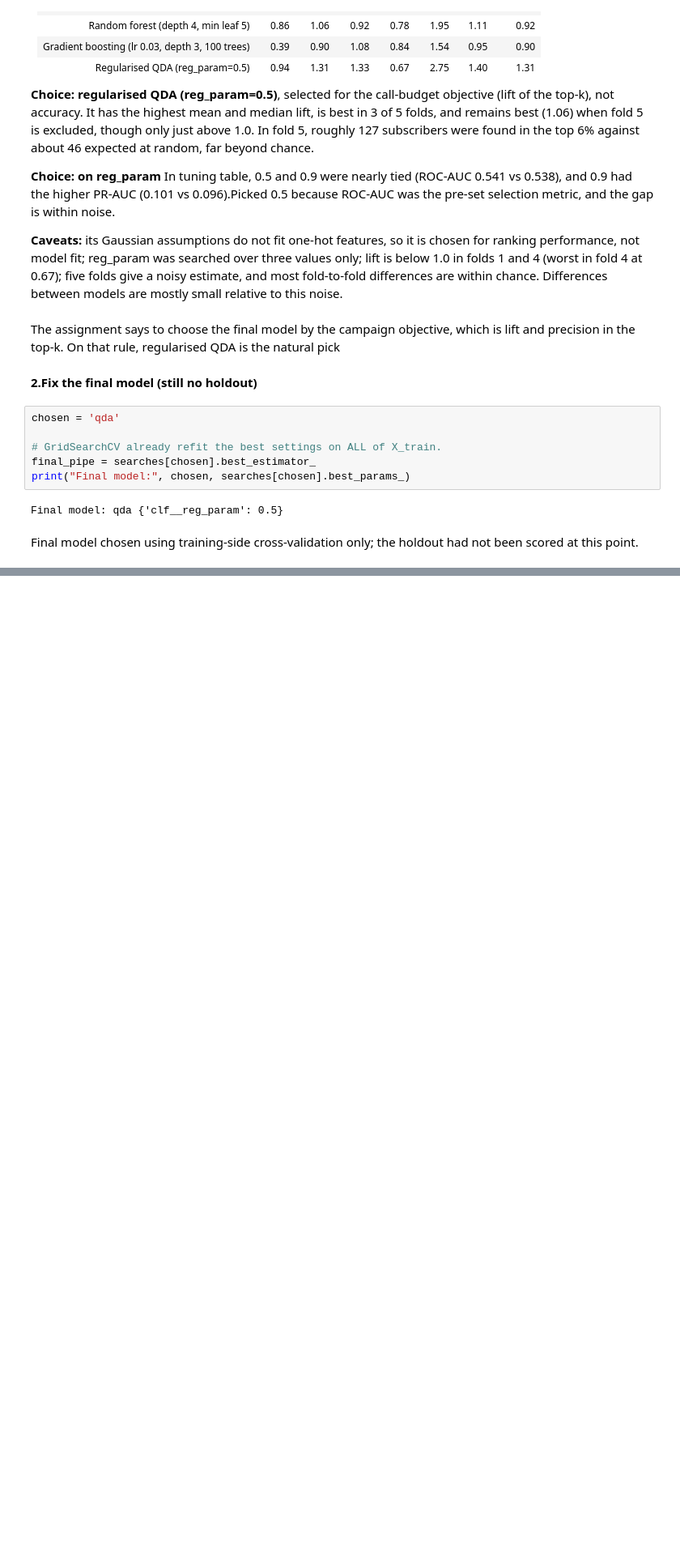
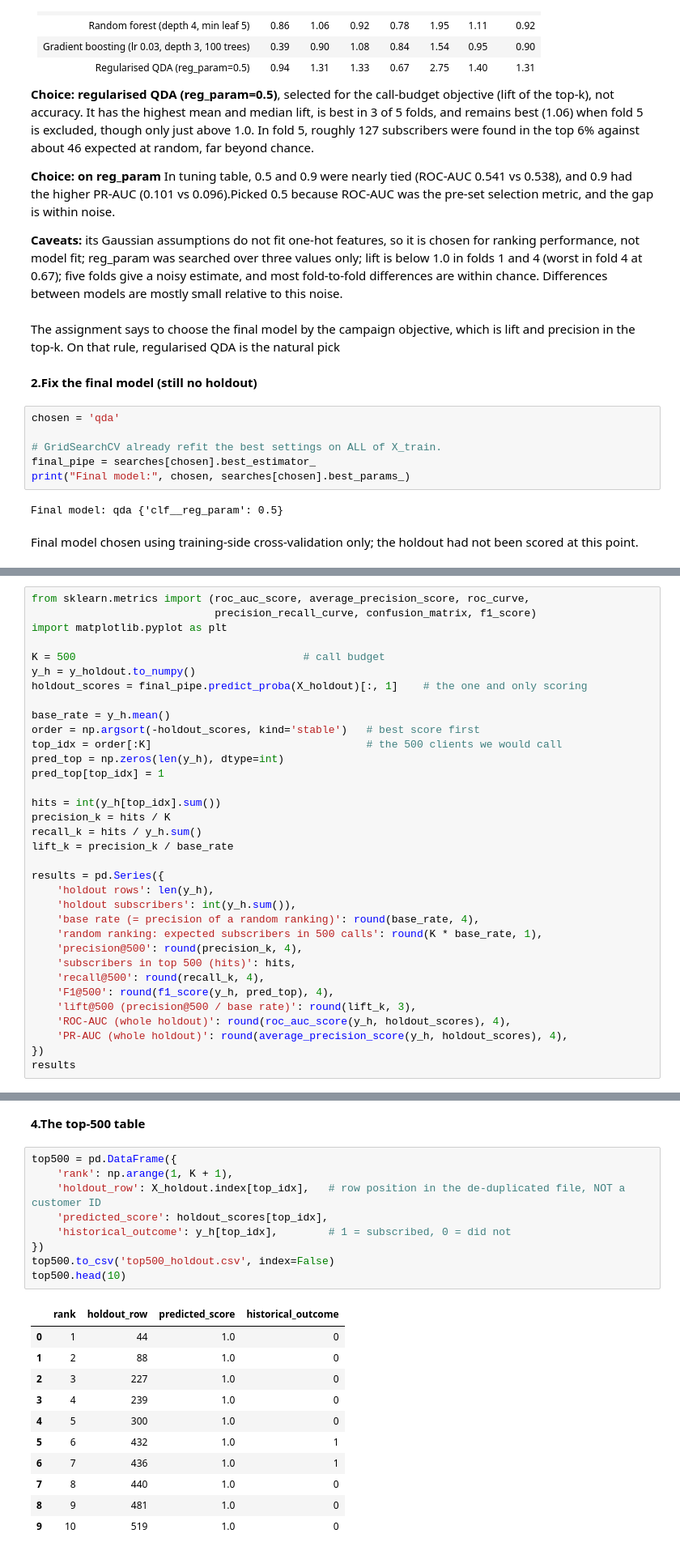
Before and after one commit to ShreyaKantamsetty/bank-campaign-prediction, a Jupyter notebook: notebooks/task1.ipynb, the cells around one changed output, grey strips where cells are left out. Shown at 81% size. Cells and saved outputs as stored; diff of their text form; blank space fills up the shorter version.

```diff
--- a/notebooks/task1.ipynb
+++ b/notebooks/task1.ipynb
@@ -1201,0 +1206,34 @@ Final model chosen using training-side cross-validation only; the holdout had no
+# %%
+from sklearn.metrics import (roc_auc_score, average_precision_score, roc_curve,
+                             precision_recall_curve, confusion_matrix, f1_score)
+import matplotlib.pyplot as plt
+
+K = 500                                    # call budget
+y_h = y_holdout.to_numpy()
+holdout_scores = final_pipe.predict_proba(X_holdout)[:, 1]    # the one and only scoring
+
+base_rate = y_h.mean()
+order = np.argsort(-holdout_scores, kind='stable')   # best score first
+top_idx = order[:K]                                  # the 500 clients we would call
+pred_top = np.zeros(len(y_h), dtype=int)
+pred_top[top_idx] = 1
+
+hits = int(y_h[top_idx].sum())
+precision_k = hits / K
+recall_k = hits / y_h.sum()
+lift_k = precision_k / base_rate
+
+results = pd.Series({
+    'holdout rows': len(y_h),
+    'holdout subscribers': int(y_h.sum()),
+    'base rate (= precision of a random ranking)': round(base_rate, 4),
+    'random ranking: expected subscribers in 500 calls': round(K * base_rate, 1),
+    'precision@500': round(precision_k, 4),
+    'subscribers in top 500 (hits)': hits,
+    'recall@500': round(recall_k, 4),
+    'F1@500': round(f1_score(y_h, pred_top), 4),
+    'lift@500 (precision@500 / base rate)': round(lift_k, 3),
+    'ROC-AUC (whole holdout)': round(roc_auc_score(y_h, holdout_scores), 4),
+    'PR-AUC (whole holdout)': round(average_precision_score(y_h, holdout_scores), 4),
+})
+results
@@ -1201,0 +1304,23 @@ Final model chosen using training-side cross-validation only; the holdout had no
+# %% [markdown]
+**4.The top-500 table**
+# %%
+top500 = pd.DataFrame({
+    'rank': np.arange(1, K + 1),
+    'holdout_row': X_holdout.index[top_idx],   # row position in the de-duplicated file, NOT a customer ID
+    'predicted_score': holdout_scores[top_idx],
+    'historical_outcome': y_h[top_idx],        # 1 = subscribed, 0 = did not
+})
+top500.to_csv('top500_holdout.csv', index=False)
+top500.head(10)
+# %% [output]
+|  | rank | holdout_row | predicted_score | historical_outcome |
+| 0 | 1 | 44 | 1.0 | 0 |
+| 1 | 2 | 88 | 1.0 | 0 |
+| 2 | 3 | 227 | 1.0 | 0 |
+| 3 | 4 | 239 | 1.0 | 0 |
+| 4 | 5 | 300 | 1.0 | 0 |
+| 5 | 6 | 432 | 1.0 | 1 |
+| 6 | 7 | 436 | 1.0 | 1 |
+| 7 | 8 | 440 | 1.0 | 0 |
+| 8 | 9 | 481 | 1.0 | 0 |
+| 9 | 10 | 519 | 1.0 | 0 |
```
Also changed, not shown: parts of 12 cells of this notebook.
